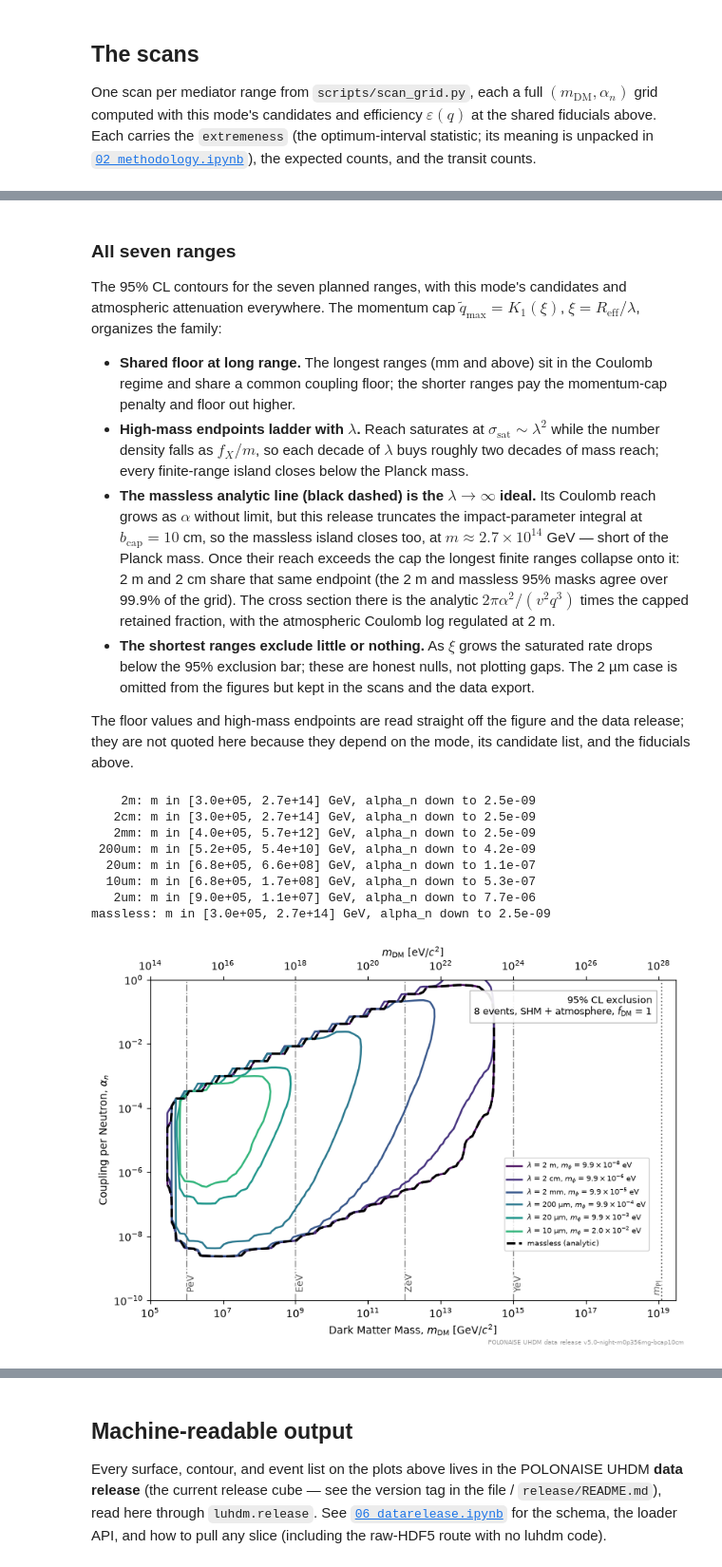
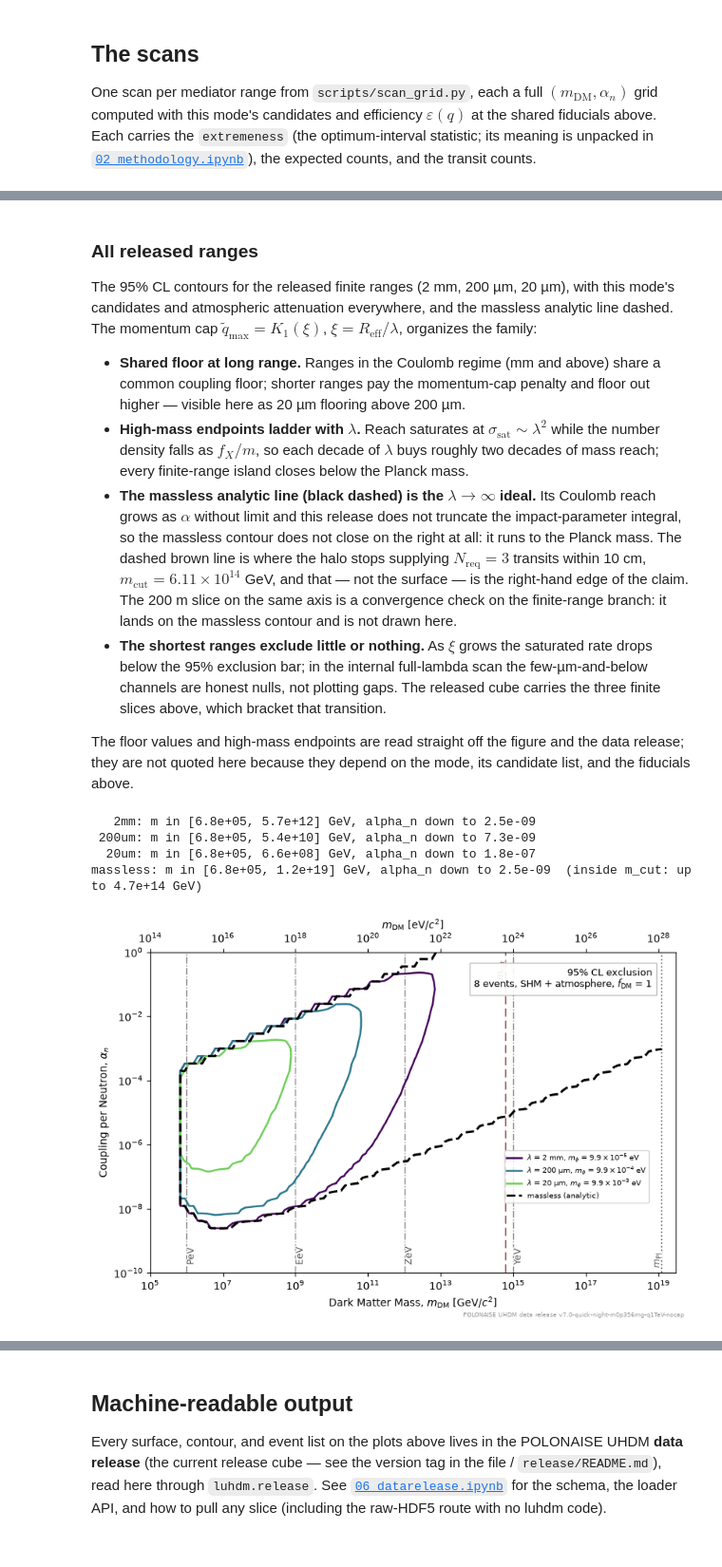
Before and after one commit to PolonaiseExperiment/luhdm, a Jupyter notebook: notebooks/01_limit_contour.ipynb, the cells around one changed output, grey strips where cells are left out. Shown at 95% size. Drawn from its saved outputs; the diff is of its cells as text; code cells hidden in the pictures.

```diff
--- a/notebooks/01_limit_contour.ipynb
+++ b/notebooks/01_limit_contour.ipynb
@@ -309,31 +366,33 @@ excluded_region_panels(
 # %% [markdown]
-### All seven ranges
+### All released ranges
 
-The 95% CL contours for the seven planned ranges, with this mode's candidates
-and atmospheric attenuation everywhere. The momentum cap
+The 95% CL contours for the released finite ranges (2 mm, 200 µm, 20 µm), with
+this mode's candidates and atmospheric attenuation everywhere, and the massless
+analytic line dashed. The momentum cap
 $\tilde q_\text{max} = K_1(\xi)$, $\xi = R_\text{eff}/\lambda$, organizes the
 family:
 
-- **Shared floor at long range.** The longest ranges (mm and above) sit in the
-  Coulomb regime and share a common coupling floor; the shorter ranges pay the
-  momentum-cap penalty and floor out higher.
+- **Shared floor at long range.** Ranges in the Coulomb regime (mm and above)
+  share a common coupling floor; shorter ranges pay the momentum-cap penalty
+  and floor out higher — visible here as 20 µm flooring above 200 µm.
 - **High-mass endpoints ladder with $\lambda$.** Reach saturates at
   $\sigma_\text{sat} \sim \lambda^2$ while the number density falls as $f_X/m$,
   so each decade of $\lambda$ buys roughly two decades of mass reach; every
   finite-range island closes below the Planck mass.
 - **The massless analytic line (black dashed) is the $\lambda\to\infty$ ideal.**
-  Its Coulomb reach grows as $\alpha$ without limit, but this release truncates
-  the impact-parameter integral at $b_\text{cap} = 10$ cm, so the massless island
-  closes too, at $m \approx 2.7\times10^{14}$ GeV — short of the Planck mass. Once
-  their reach exceeds the cap the longest finite ranges collapse onto it: 2 m and
-  2 cm share that same endpoint (the 2 m and massless 95% masks agree over 99.9%
-  of the grid). The cross section there is the analytic $2\pi\alpha^2/(v^2q^3)$
-  times the capped retained fraction, with the atmospheric Coulomb log regulated
-  at 2 m.
+  Its Coulomb reach grows as $\alpha$ without limit and this release does not
+  truncate the impact-parameter integral, so the massless contour does not
+  close on the right at all: it runs to the Planck mass. The dashed brown line
+  is where the halo stops supplying $N_\text{req} = 3$ transits within 10 cm,
+  $m_\text{cut} = 6.11\times10^{14}$ GeV, and that — not the surface — is the
+  right-hand edge of the claim. The 200 m slice on the same axis is a
+  convergence check on the finite-range branch: it lands on the massless
+  contour and is not drawn here.
 - **The shortest ranges exclude little or nothing.** As $\xi$ grows the
-  saturated rate drops below the 95% exclusion bar; these are honest nulls, not
-  plotting gaps. The 2 µm case is omitted from the figures but kept in the scans
-  and the data export.
+  saturated rate drops below the 95% exclusion bar; in the internal full-lambda
+  scan the few-µm-and-below channels are honest nulls, not plotting gaps. The
+  released cube carries the three finite slices above, which bracket that
+  transition.
 
 The floor values and high-mass endpoints are read straight off the figure and the
 data release; they are not quoted here because they depend on the mode, its
@@ -363,43 +422,43 @@ ax.set_ylim(REF["alphas_n"].min(), 1.0)
 ax.set_xlabel(r"Dark Matter Mass, $m_{\rm DM}$ [GeV/$c^2$]")
 ax.set_ylabel(r"Coupling per Neutron, $\alpha_n$")
 mark_mass_milestones(ax, REF["ms"].min(), XMAX_MASS)
+mark_m_cut(ax)
 mark_planck_mass(ax, REF["ms"][-1])
 sec = ax.secondary_xaxis("top", functions=(lambda x: x * 1e9,
                                             lambda x: x / 1e9))
 sec.set_xlabel(r"$m_{\rm DM}$ [eV/$c^2$]")
 n_shown = len([t for t, _, _ in LAMBDAS if t not in HIDE])
 ax.text(0.955, 0.955,
         f"{CONFIDENCE:.0%} CL exclusion\n"
         f"{EVENTS.size} events, SHM + atmosphere, {F_DM_TXT}",
         transform=ax.transAxes, ha="right", va="top", fontsize=9,
         bbox=dict(fc="white", ec="0.7", alpha=0.9))
 ax.legend(loc="center right", bbox_to_anchor=(0.955, 0.30), fontsize=7)
 fig.tight_layout()
 save_figure(fig, "01_all_mediator_ranges")
 
 for tag, lamb, color in ALL_TAGS:
     if tag not in SCANS:
         continue
     s = SCANS[tag]
     excl = s["extremeness"] >= CONFIDENCE
     if excl.any():
         m_ex = np.broadcast_to(s["ms"], excl.shape)[excl]
         a_ex = np.broadcast_to(s["alphas_n"][:, None], excl.shape)[excl]
+        keep = m_ex <= M_CUT
         print(f"{tag:>6}: m in [{m_ex.min():.1e}, {m_ex.max():.1e}] GeV, "
-              f"alpha_n down to {a_ex.min():.1e}")
+              f"alpha_n down to {a_ex.min():.1e}"
+              + ("" if keep.all() else
+                 f"  (inside m_cut: up to {m_ex[keep].max():.1e} GeV)"))
     else:
         print(f"{tag:>6}: no exclusion (max p = {s['extremeness'].max():.2f}, "
               f"max mu = {s['counts'].max():.2f})")
 # %% [output]
-    2m: m in [3.0e+05, 2.7e+14] GeV, alpha_n down to 2.5e-09
-   2cm: m in [3.0e+05, 2.7e+14] GeV, alpha_n down to 2.5e-09
-   2mm: m in [4.0e+05, 5.7e+12] GeV, alpha_n down to 2.5e-09
- 200um: m in [5.2e+05, 5.4e+10] GeV, alpha_n down to 4.2e-09
-  20um: m in [6.8e+05, 6.6e+08] GeV, alpha_n down to 1.1e-07
-  10um: m in [6.8e+05, 1.7e+08] GeV, alpha_n down to 5.3e-07
-   2um: m in [9.0e+05, 1.1e+07] GeV, alpha_n down to 7.7e-06
-massless: m in [3.0e+05, 2.7e+14] GeV, alpha_n down to 2.5e-09
+   2mm: m in [6.8e+05, 5.7e+12] GeV, alpha_n down to 2.5e-09
+ 200um: m in [6.8e+05, 5.4e+10] GeV, alpha_n down to 7.3e-09
+  20um: m in [6.8e+05, 6.6e+08] GeV, alpha_n down to 1.8e-07
+massless: m in [6.8e+05, 1.2e+19] GeV, alpha_n down to 2.5e-09  (inside m_cut: up to 4.7e+14 GeV)
-[figure, old version]
+[figure, new version]
 # %% [markdown]
 ### Sensitivity vs mediator range at the best mass
 
```
Also changed, not shown: parts of 8 cells of this notebook, 27 other files.
